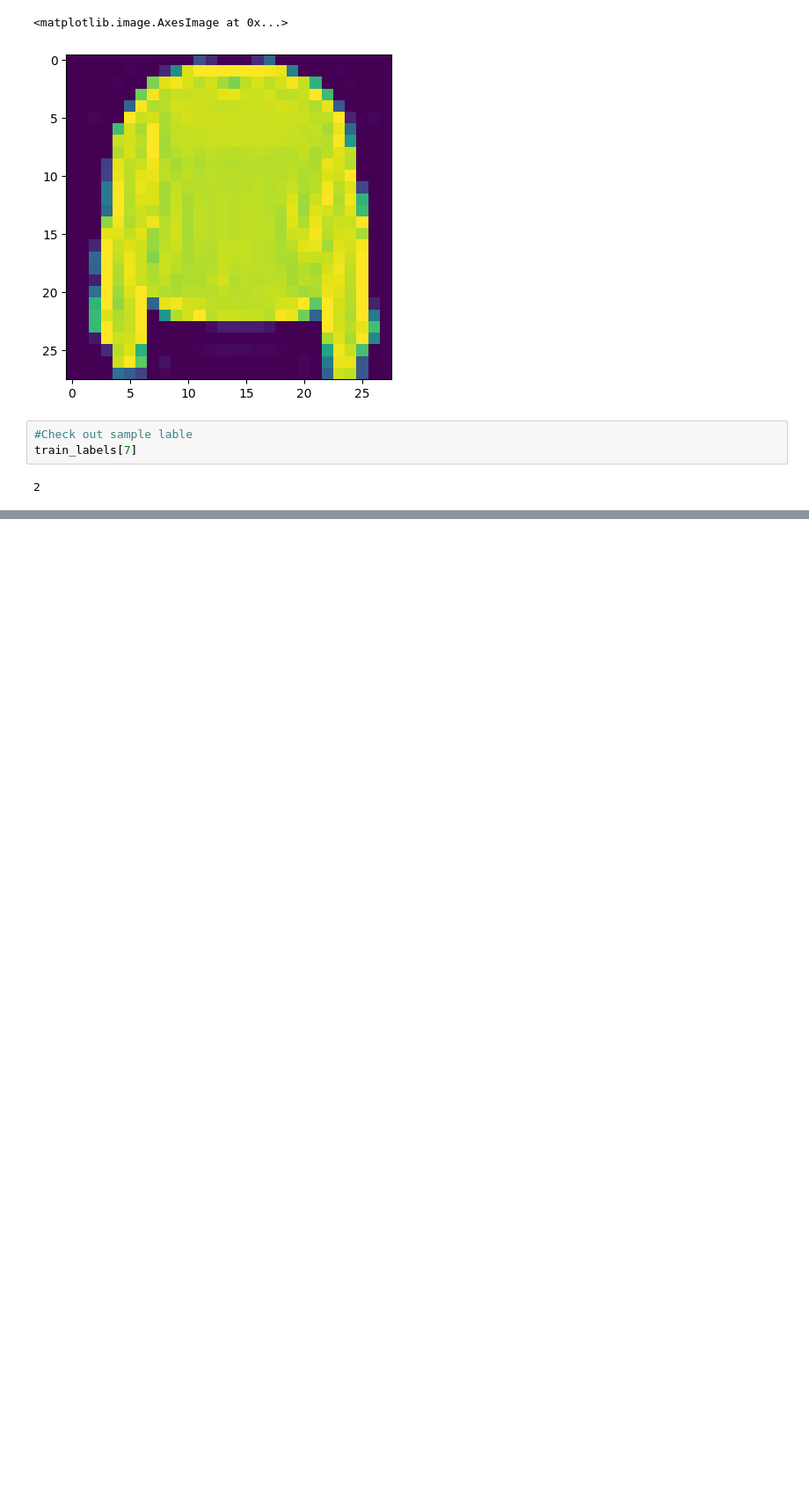
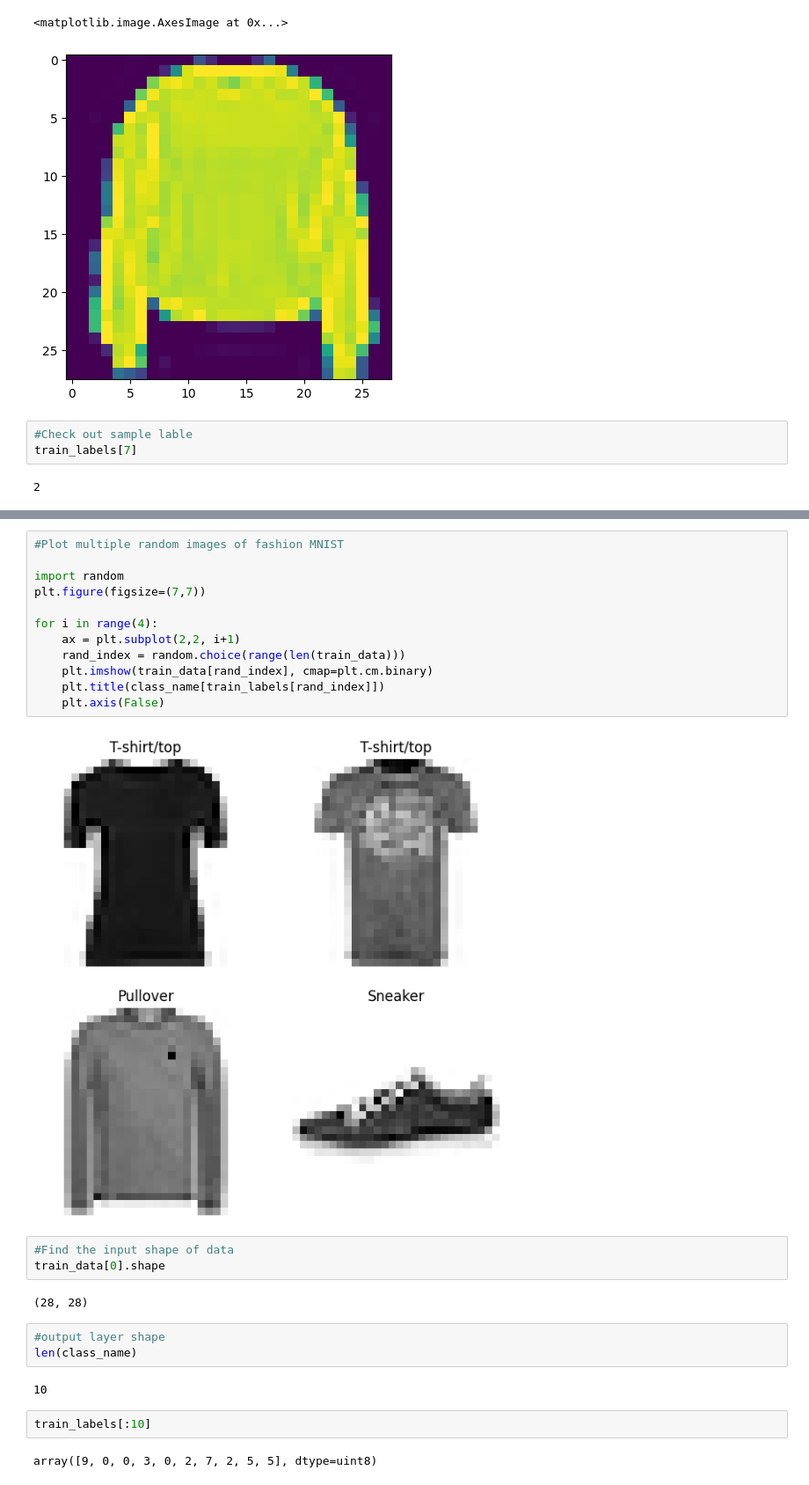
Before and after one commit to amitvermaknw/tensorflow, a Jupyter notebook: src/multiclass_classification.ipynb, the cells around one changed output, grey strips where cells are left out. Shown: that part at 88% size. Drawn from its saved outputs; the diff is of its cells as text; blank space fills up the shorter version.

Commit message:
added multiclass classification for fashion mnist

```diff
--- a/src/multiclass_classification.ipynb
+++ b/src/multiclass_classification.ipynb
@@ -61,0 +72,28 @@ train_labels[7]
+# %%
+#Plot multiple random images of fashion MNIST
+
+import random
+plt.figure(figsize=(7,7))
+
+for i in range(4):
+    ax = plt.subplot(2,2, i+1)
+    rand_index = random.choice(range(len(train_data)))
+    plt.imshow(train_data[rand_index], cmap=plt.cm.binary)
+    plt.title(class_name[train_labels[rand_index]])
+    plt.axis(False)
+# %% [output]
+[figure, added]
+# %%
+#Find the input shape of data
+train_data[0].shape
+# %% [output]
+(28, 28)
+# %%
+#output layer shape
+len(class_name)
+# %% [output]
+10
+# %%
+train_labels[:10]
+# %% [output]
+array([9, 0, 0, 3, 0, 2, 7, 2, 5, 5], dtype=uint8)
```
Also changed, not shown: parts of 25 cells of this notebook.
